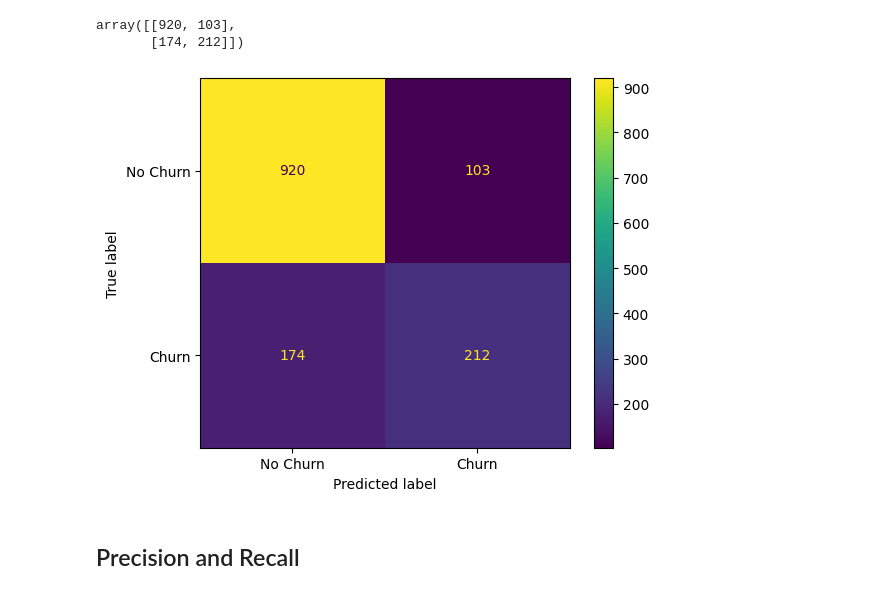
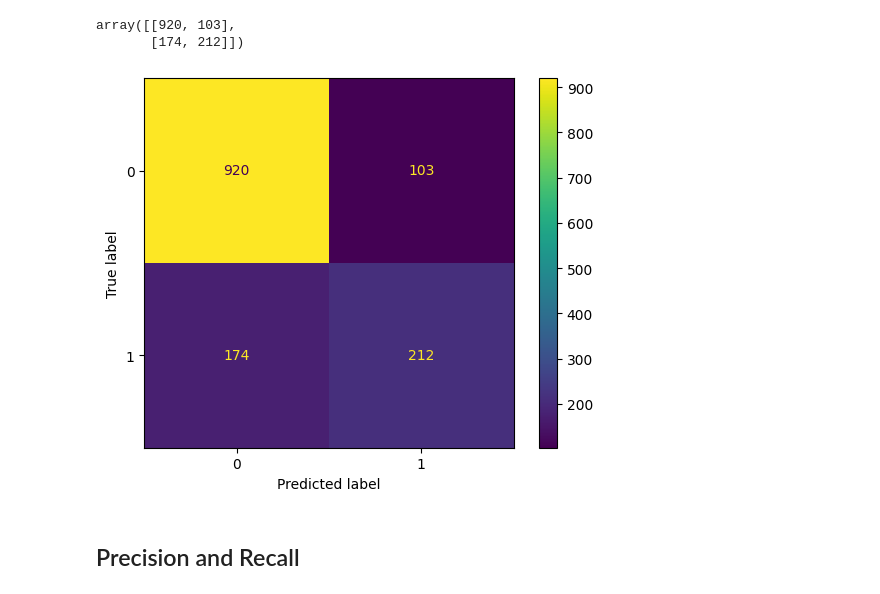
Before and after one commit to not-AVP/psychic-potato, a Jupyter notebook: practice/ChurnBurn.ipynb, the cells around one changed output. Drawn from its saved outputs; the diff is of its cells as text; code cells hidden in the pictures.

```diff
--- a/practice/ChurnBurn.ipynb
+++ b/practice/ChurnBurn.ipynb
@@ -760,11 +762,11 @@ ConMat
 array([[920, 103],
        [174, 212]])
 # %%
-ConMat_disp = ConfusionMatrixDisplay(confusion_matrix = ConMat, display_labels=['No Churn', 'Churn'])
+ConMat_disp = ConfusionMatrixDisplay(confusion_matrix = ConMat)
 ConMat_disp.plot()
 plt.show()
 # %% [output]
-[figure, old version]
+[figure, new version]
 # %% [markdown]
 ## Precision and Recall
 # %% [markdown]
```
Also changed, not shown: parts of 11 cells of this notebook.
